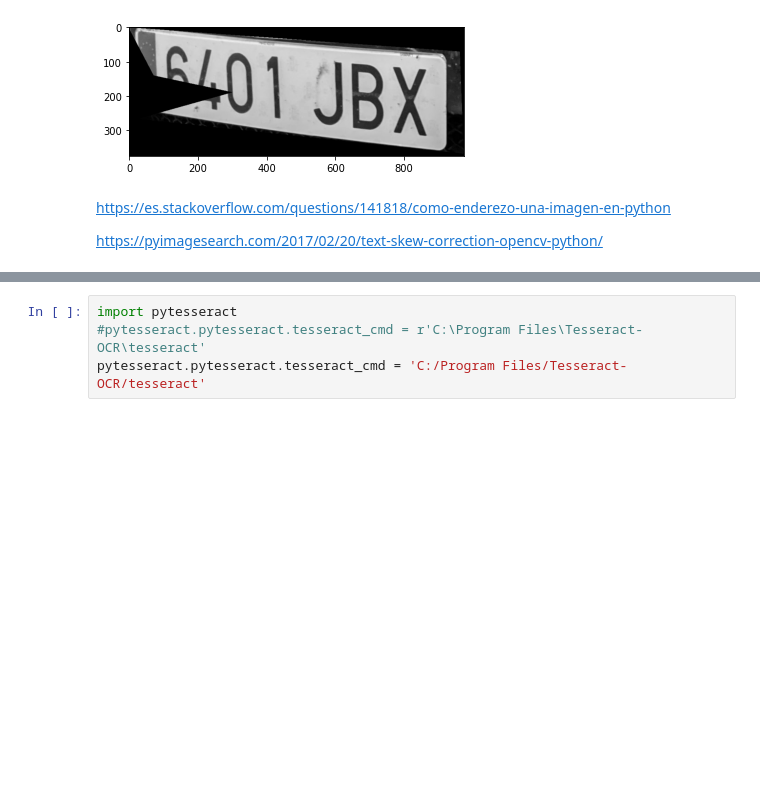
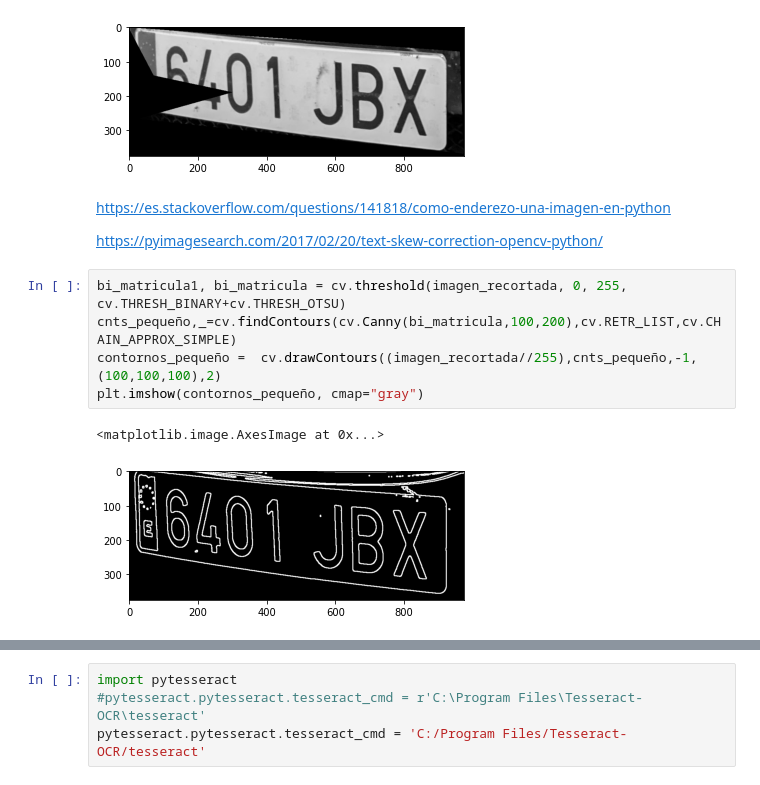
Before and after one commit to danielpaulisch/psiv2_matricules, a Jupyter notebook: dilate_contorns.ipynb, the cells around one changed output, grey strips where cells are left out. Drawn from its saved outputs; the diff is of its cells as text; blank space fills up the shorter version.

```diff
--- a/dilate_contorns.ipynb
+++ b/dilate_contorns.ipynb
@@ -113,3 +134,11 @@ plt.imshow(imagen_recortada,cmap="gray")
 https://es.stackoverflow.com/questions/141818/como-enderezo-una-imagen-en-python
 
 https://pyimagesearch.com/2017/02/20/text-skew-correction-opencv-python/
+# %%
+bi_matricula1, bi_matricula = cv.threshold(imagen_recortada, 0, 255, cv.THRESH_BINARY+cv.THRESH_OTSU)
+cnts_pequeño,_=cv.findContours(cv.Canny(bi_matricula,100,200),cv.RETR_LIST,cv.CHAIN_APPROX_SIMPLE)
+contornos_pequeño =  cv.drawContours((imagen_recortada//255),cnts_pequeño,-1,(100,100,100),2)
+plt.imshow(contornos_pequeño, cmap="gray")
+# %% [output]
+<matplotlib.image.AxesImage at 0x...>
+[figure, added]
```
Also changed, not shown: parts of 10 cells of this notebook.
